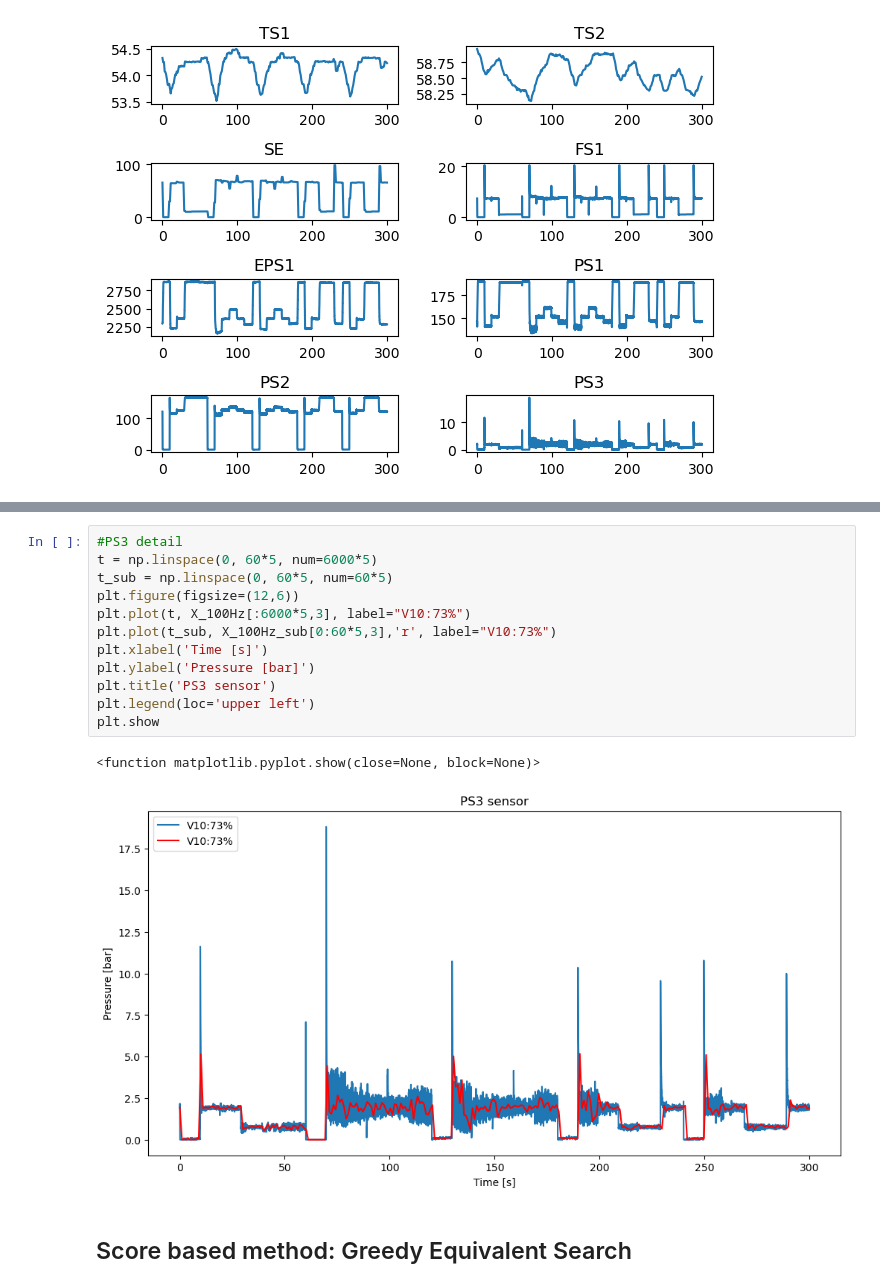
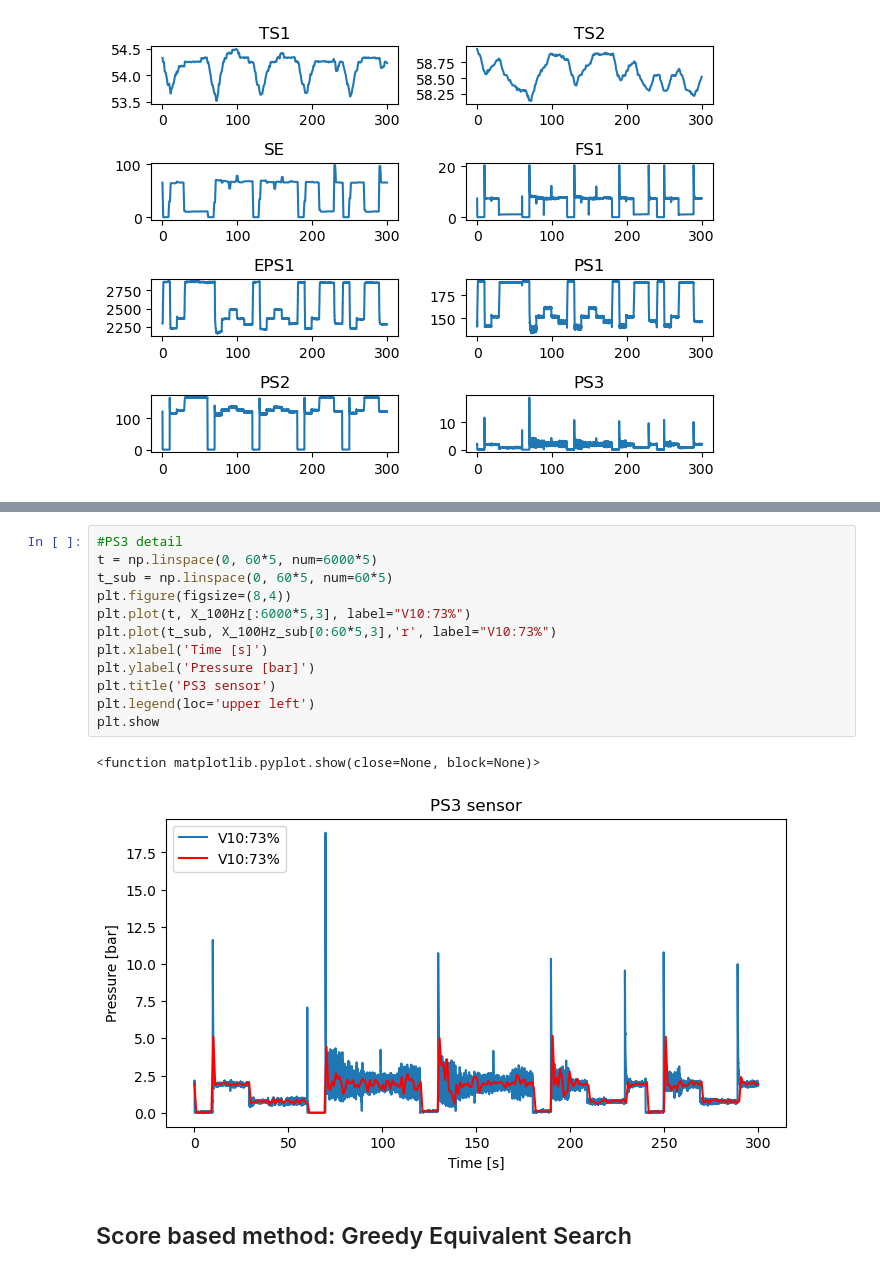
Before and after one commit to SamiraSanchezNT/Hydraulic-System-Condition-monitoring, a Jupyter notebook: ProjectAppliedCausalInference.ipynb, the cells around one changed output, grey strips where cells are left out. Drawn from its saved outputs; the diff is of its cells as text.

```diff
--- a/ProjectAppliedCausalInference.ipynb
+++ b/ProjectAppliedCausalInference.ipynb
@@ -592,17 +419,17 @@ plt.show
 # %%
 #PS3 detail
 t = np.linspace(0, 60*5, num=6000*5)
 t_sub = np.linspace(0, 60*5, num=60*5)
-plt.figure(figsize=(12,6))
+plt.figure(figsize=(8,4))
 plt.plot(t, X_100Hz[:6000*5,3], label="V10:73%")
 plt.plot(t_sub, X_100Hz_sub[0:60*5,3],'r', label="V10:73%")
 plt.xlabel('Time [s]')
 plt.ylabel('Pressure [bar]')
 plt.title('PS3 sensor')
 plt.legend(loc='upper left')
 plt.show
 # %% [output]
 <function matplotlib.pyplot.show(close=None, block=None)>
-[figure, old version]
+[figure, new version]
 # %% [markdown]
 ## Score based method: Greedy Equivalent Search
```
Also changed, not shown: parts of 46 cells of this notebook, 10 other files.
